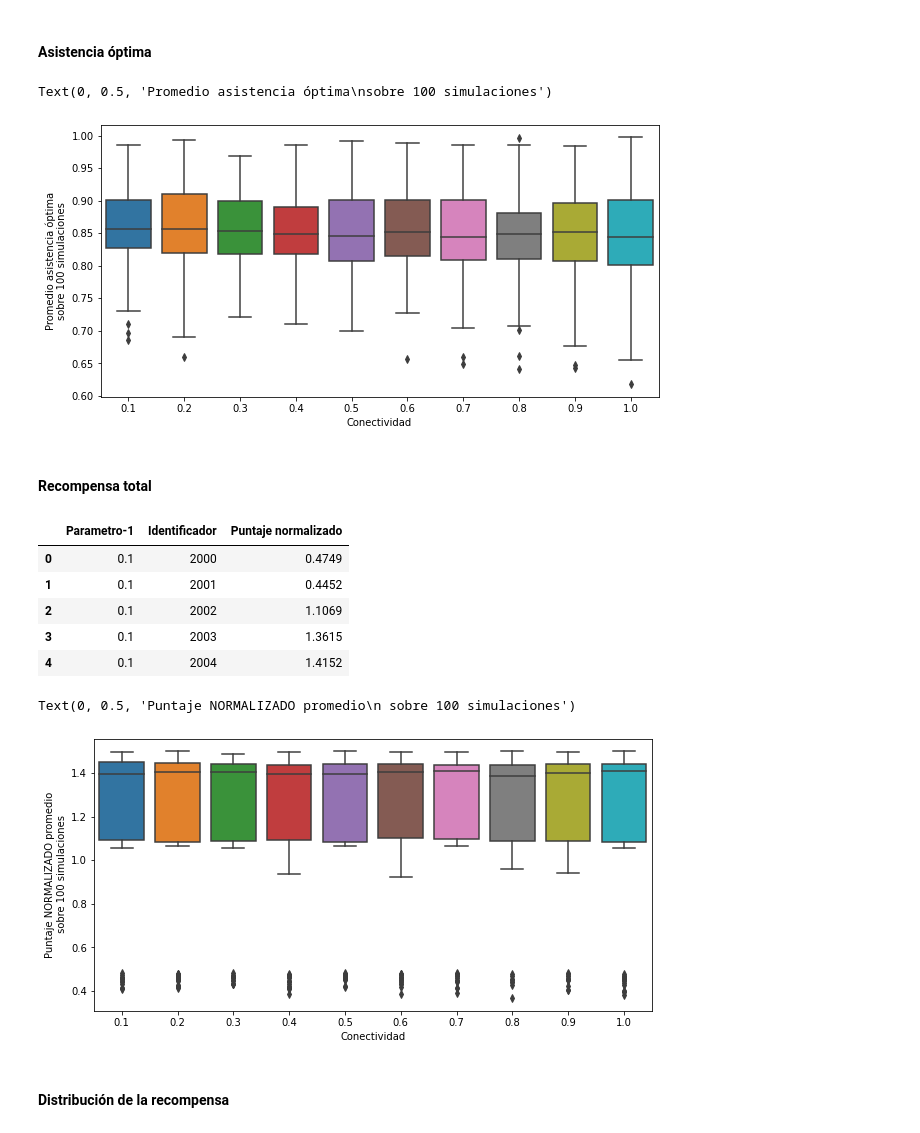
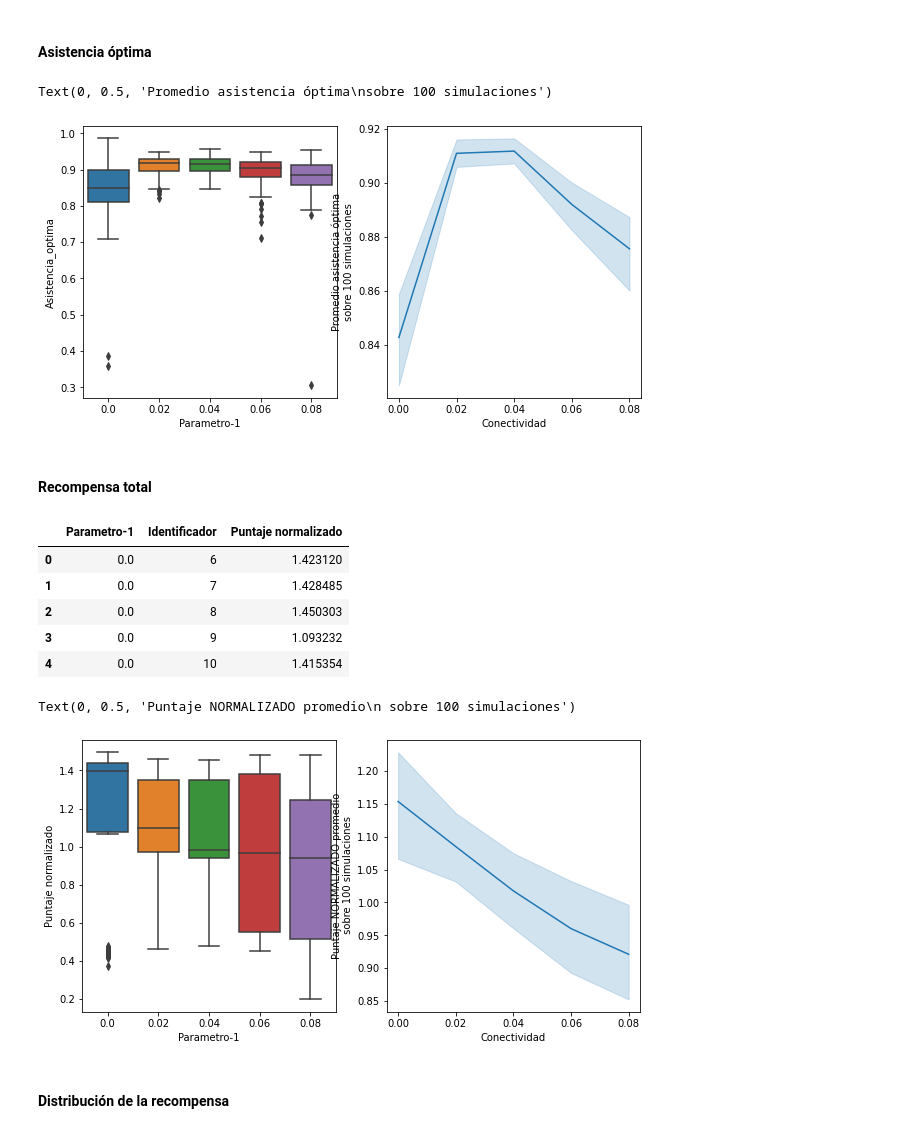
Before and after one commit to Slendercoder/SemilleroMSFS, a Jupyter notebook: Codigos/Resultados_Conectividad.ipynb, the cells around one changed output. Cells and saved outputs as stored; diff of their text form; code cells hidden in the pictures.

Commit message:
Datos sweep conectividad

```diff
--- a/Codigos/Resultados_Conectividad.ipynb
+++ b/Codigos/Resultados_Conectividad.ipynb
@@ -14,10 +14,14 @@ Numero_agentes = 100
 # %%
 names=['Identificador','Parametro-0','Parametro-1','Agente','Ronda','Estado','Puntaje','Politica_lag','Politica','Consistencia']
 df_list = []
-conectividades = [0.02 * x for x in range(0, 5)] + [0.1 * x for x in range(1, 11)]
-conectividades = [round(x, 2) for x in conectividades]
+#conectividades = [0.1 * x for x in range(1, 11)]
+conectividades = [0.02 * x for x in range(0, 5)]
+#conectividades = [0.02 * x for x in range(0, 5)] + [0.1 * x for x in range(1, 11)]
+#conectividades = [round(x, 2) for x in conectividades]
+#conectividades = [0.0, 0.5, 1]
+#conectividades = [1]
+print("Leyendo datos sweep conectividad:", conectividades)
 for p in conectividades:
-    p = round(p, 1)
     archivo = "./data/simulaciones-GRG-" + str(Numero_agentes)  + "-" + str(p) + ".csv"
     print("Cargando datos de archivo", archivo, "...")
     try:
@@ -29,5 +33,6 @@ for p in conectividades:
         print("Archivo no existe! Saltando a siguiente opción")
 
 data = pd.concat(df_list)
+data = data.iloc[1:]
 data.head()
 # %% [output]
@@ -57,8 +56,9 @@ Listo
 # %%
-data = data.iloc[1:]
+data = data.dropna()
+data['Agente'] = data['Agente'].astype(int)
 data['Ronda'] = data['Ronda'].astype(int)
 data['Estado'] = data['Estado'].astype(int)
-#data['Parametro-1'] = data['Parametro-1'].astype(str)
-#data['Parametro-1'] = data['Parametro-1'].apply(lambda x: float(x[:3]))
-print("Datos cargados!")
+data['Politica'] = data['Politica'].astype(int)
+data['Politica_lag'] = data['Politica_lag'].apply(lambda x: int(round(float(x), 0)))
+data['Puntaje'] = data['Puntaje'].astype(int)
 data.head()
@@ -141,13 +148,14 @@ num_rondas = aux.Ronda.max() + 1
 df = aux.groupby(['Parametro-1', 'Identificador'])['diferencia_con_umbral'].sum().reset_index()
 df['Asistencia_optima'] = df['diferencia_con_umbral']/num_rondas
 df['Asistencia_optima'] = 1 - 2 * np.sqrt(df['Asistencia_optima'])
-fig = plt.subplots(figsize=(10,5))
-sns.boxplot(x=df['Parametro-1'], y=df['Asistencia_optima'])#, hue=df['Tipo_red'])
+fig, ax = plt.subplots(1,2,figsize=(10,5))
+sns.boxplot(x=df['Parametro-1'], y=df['Asistencia_optima'], ax=ax[0])
+sns.lineplot(x=df['Parametro-1'], y=df['Asistencia_optima'], ax=ax[1])
 plt.xlabel('Conectividad')
 plt.ylabel('Promedio asistencia óptima\nsobre 100 simulaciones')
 # %% [output]
 Text(0, 0.5, 'Promedio asistencia óptima\nsobre 100 simulaciones')
-[figure, old version]
+[figure, new version]
 # %% [markdown]
 #### Recompensa total
 # %%
@@ -158,23 +166,30 @@ data_aux = data_aux.groupby(['Parametro-1', 'Identificador'])['Puntaje normaliza
 data_aux.head()
 # %% [output]
 |  | Parametro-1 | Identificador | Puntaje normalizado |
-| 0 | 0.1 | 2000 | 0.4749 |
-| 1 | 0.1 | 2001 | 0.4452 |
-| 2 | 0.1 | 2002 | 1.1069 |
-| 3 | 0.1 | 2003 | 1.3615 |
-| 4 | 0.1 | 2004 | 1.4152 |
+| 0 | 0.0 | 6 | 1.423120 |
+| 1 | 0.0 | 7 | 1.428485 |
+| 2 | 0.0 | 8 | 1.450303 |
+| 3 | 0.0 | 9 | 1.093232 |
+| 4 | 0.0 | 10 | 1.415354 |
 # %%
-fig = plt.subplots(figsize=(10,5))
+fig, ax = plt.subplots(1,2,figsize=(10,5))
 sns.boxplot(
     x=data_aux['Parametro-1'],
     y=data_aux['Puntaje normalizado'],
+    ax=ax[0]
+#    hue=data_aux['Tipo_red']
+)
+sns.lineplot(
+    x=data_aux['Parametro-1'],
+    y=data_aux['Puntaje normalizado'],
+    ax=ax[1]
 #    hue=data_aux['Tipo_red']
 )
 plt.xlabel('Conectividad')
 plt.ylabel('Puntaje NORMALIZADO promedio\n sobre 100 simulaciones')
 # %% [output]
 Text(0, 0.5, 'Puntaje NORMALIZADO promedio\n sobre 100 simulaciones')
-[figure, old version]
+[figure, new version]
 # %% [markdown]
 #### Distribución de la recompensa
 # %%
```
Also changed, not shown: parts of 15 cells of this notebook, 1 other file.
